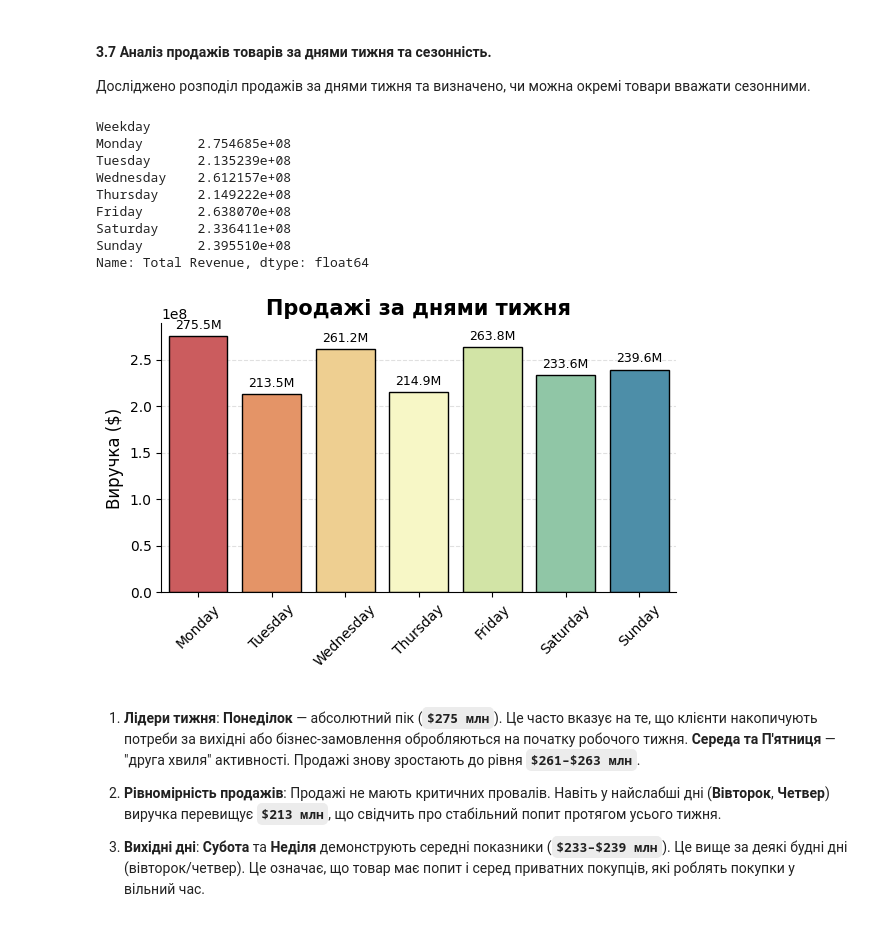
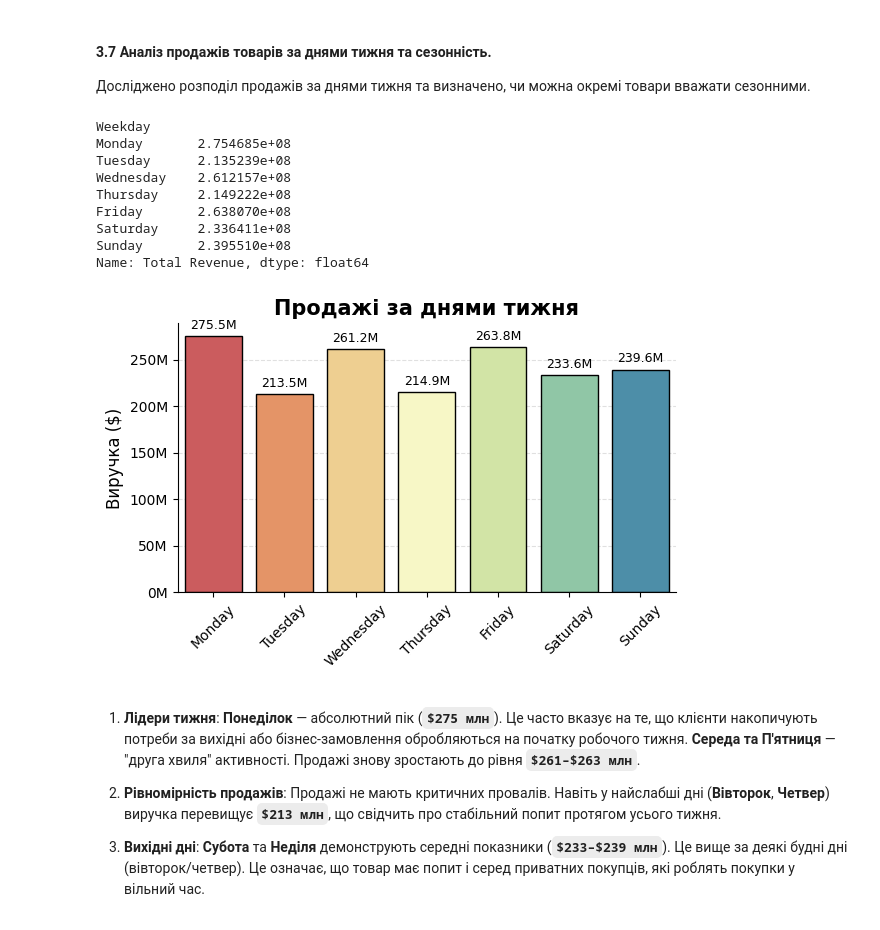
Before and after one commit to okpast/python-data-analysis-projects, a Jupyter notebook: retail_sales_analytics/retail_sales_analytics.ipynb, the cells around one changed output. Drawn from its saved outputs; the diff is of its cells as text; code cells hidden in the pictures.

```diff
--- a/retail_sales_analytics/retail_sales_analytics.ipynb
+++ b/retail_sales_analytics/retail_sales_analytics.ipynb
@@ -1139,6 +1139,7 @@ plt.show()
 Досліджено розподіл продажів за днями тижня та визначено, чи можна окремі товари вважати сезонними.
 # %%
 import numpy as np
+from matplotlib.ticker import FuncFormatter
 
 # Додаємо назву дня тижня
 df_final['Weekday'] = df_final['Order Date'].dt.day_name()
@@ -1159,34 +1160,37 @@ ax = sns.barplot(
     palette='Spectral',
     hue=weekday_sales.index,
     edgecolor='black',
     alpha=1.0,
     legend=False # Щоб приховати зайву легенду від hue
 )
 
 # Додаємо підписи значень на стовпчиках
 for container in ax.containers:
     labels = [f'{v/1_000_000:.1f}M' for v in container.datavalues]
     ax.bar_label(container, labels=labels, fontsize=9, padding=3)
 
+# Форматуємо вісь Y у тому ж стилі (мільйони)
+ax.yaxis.set_major_formatter(FuncFormatter(lambda x, pos: f'{x/1_000_000:.0f}M'))
+
 plt.title('Продажі за днями тижня', fontsize=15, fontweight='bold')
 plt.xlabel('')
 plt.ylabel('Виручка ($)', fontsize=12)
 plt.xticks(rotation=45)
 apply_grid(plt.gca(), axis='y')
 
 plt.tight_layout()
 plt.show()
 # %% [output]
 Weekday
 Monday       2.754685e+08
 Tuesday      2.135239e+08
 Wednesday    2.612157e+08
 Thursday     2.149222e+08
 Friday       2.638070e+08
 Saturday     2.336411e+08
 Sunday       2.395510e+08
 Name: Total Revenue, dtype: float64
-[figure, old version]
+[figure, new version]
 # %% [markdown]
 1. **Лідери тижня**: **Понеділок** — абсолютний пік (**`$275 млн`**). Це часто вказує на те, що клієнти накопичують потреби за вихідні або бізнес-замовлення обробляються на початку робочого тижня. **Середа та П'ятниця** — "друга хвиля" активності. Продажі знову зростають до рівня **`$261–$263 млн`**.
 
```
Also changed, not shown: parts of 1 cell of this notebook.
